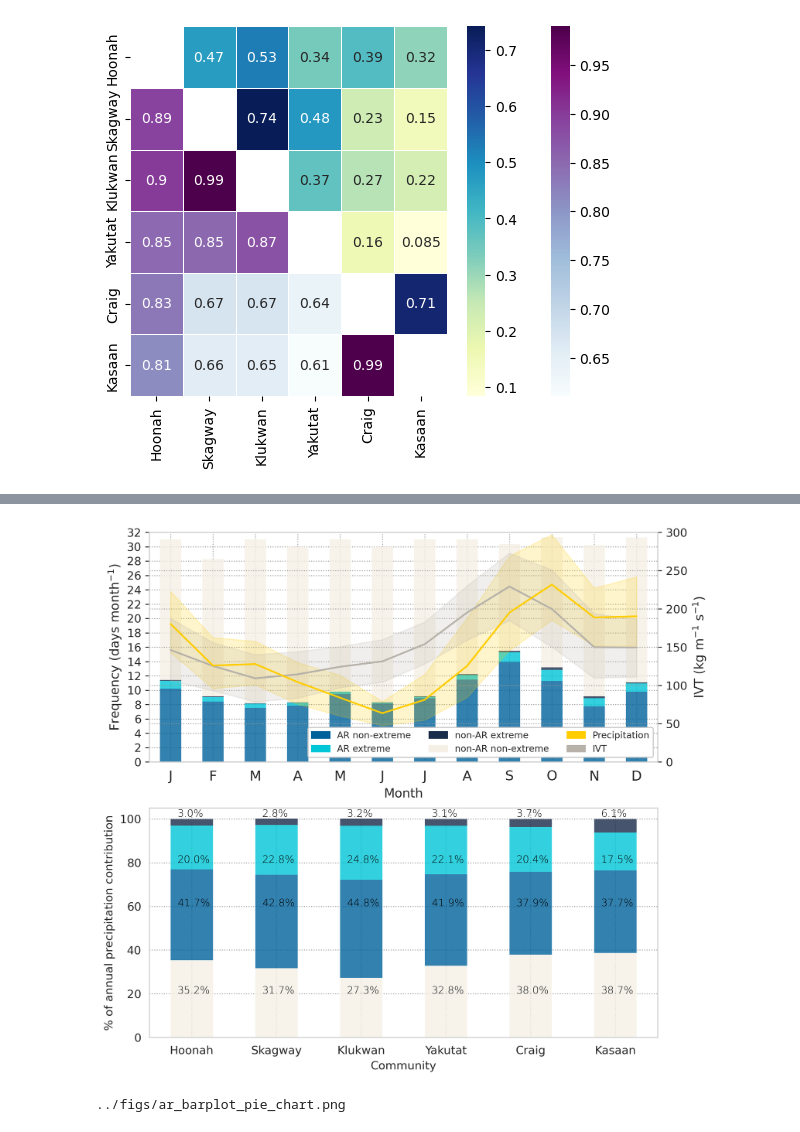
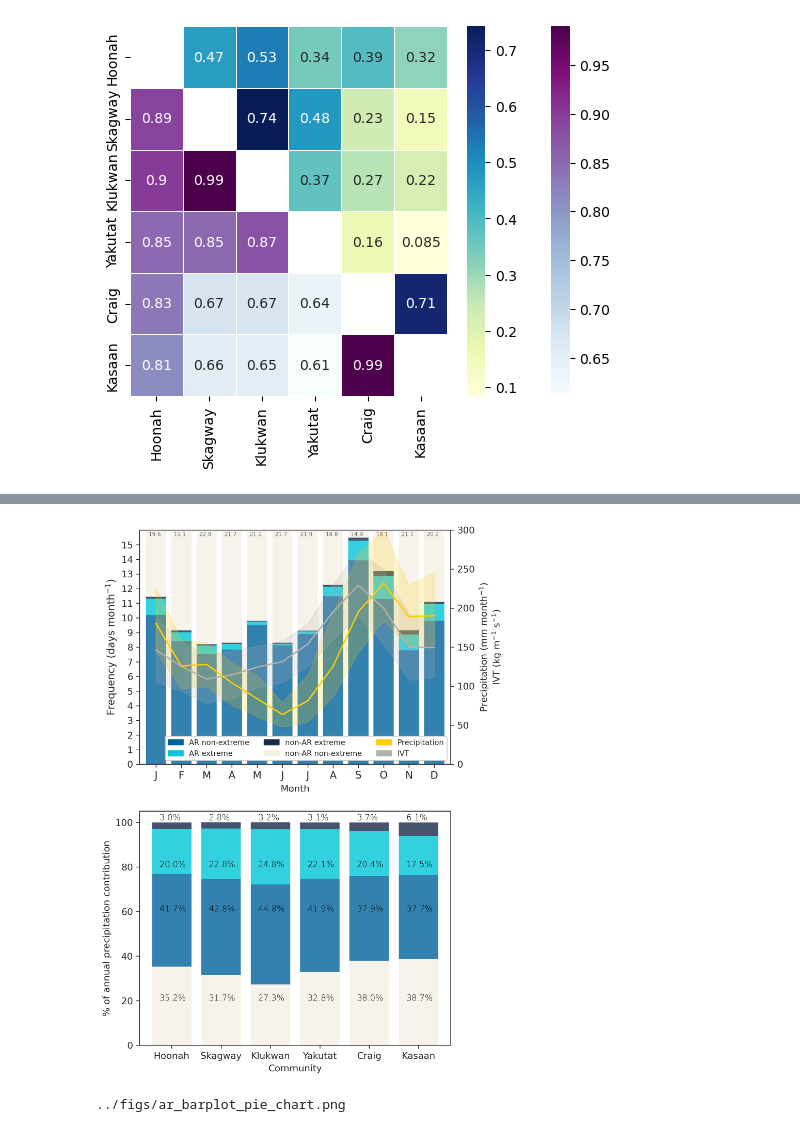
Before and after one commit to dlnash/SEAK_climatology, a Jupyter notebook: analysis/windrose_scatter.ipynb, the cells around one changed output, grey strips where cells are left out. Drawn from its saved outputs; the diff is of its cells as text; code cells hidden in the pictures.

```diff
--- a/analysis/windrose_scatter.ipynb
+++ b/analysis/windrose_scatter.ipynb
@@ -108,7 +85,7 @@ ar_clim.plot(kind = 'bar', stacked = True, color=[ucsd_colors['blue'], ucsd_colo
 fname = path_to_figs + 'ar_barplot'
 fmt = 'png'
 fig = plt.figure()
-fig.set_size_inches((8.0,8.0))
+fig.set_size_inches((6.0,10.0))
 fig.dpi = 300
 
 # Set custom color palette
@@ -116,25 +93,31 @@ colors = ["#00629B"]
 sns.set_palette(sns.color_palette(colors))
 columns=['J', 'F', 'M', 'A', 'M', 'J', 'J', 'A', 'S', 'O', 'N', 'D']
 
-sns.set_style("whitegrid", {"grid.color": ".6", "grid.linestyle": ":"})
-# sns.set_context("paper")
+# sns.set_style("whitegrid", {"grid.color": ".6", "grid.linestyle": ":"})
+sns.set_style('ticks')
 sns.despine()
-
 
 ax = fig.add_subplot(2, 1, 1)
 ## bar plot with AR clim
 g = ar_clim.plot(kind = 'bar', stacked = True, color=[ucsd_colors['blue'], ucsd_colors['aqua'], ucsd_colors['navy'], ucsd_colors['sand']],
-             alpha=0.8, zorder=10, ax=ax, rot='horizontal', legend=False, linewidth=0.)
+             alpha=0.8, zorder=10, ax=ax, rot='horizontal', legend=False, linewidth=0., width=0.8)
 ax.set_ylabel('Frequency (days month$^{-1}$)', fontsize=11)
-ax.set_xlabel('Month', fontsize=11)
-ax.set_xticklabels(columns, fontsize=12)
-ax.set_yticks(np.arange(0, 36, 4))
-ax.set_ylim(0, 32)
+ax.set_xlabel('Month', fontsize=10)
+ax.set_xticklabels(columns, fontsize=11)
+ax.set_yticks(np.arange(0, 16, 1))
+ax.set_ylim(0, 16)
 
-# # Add secondary ylabel to first axis
-# ax.text(-0.09, 0.5, 'Precipitation (mm day$^{-1}$)', va='bottom', ha='center',
-#         rotation='vertical', rotation_mode='anchor', fontsize=11,
-#         transform=ax.transAxes)
+xloc = np.arange(0, 13, 1)
+yloc = 15.6
+proportion = ar_clim['non-AR non-extreme'].values
+for i, (x, prop) in enumerate(zip(xloc, proportion)):
+
+    plt.text(x=x-0.3,
+             y=yloc,
+             s=f'{np.round(prop, 1)}',
+             color="black",
+             fontsize=6,
+             fontweight="light", zorder=200)
 
 plt.legend([],[], frameon=False)
 
@@ -147,7 +130,8 @@ prec = sns.lineplot(data=prec_melt, x="month", y="value", ax=ax2, color=ucsd_col
 ivt = sns.lineplot(data=ivt_melt, x="month", y="value", ax=ax2, color=ucsd_colors['stone'], zorder=100) # plots community spread
 ax2.set_yticks(np.arange(0, 325, 50))
 ax2.set_ylim(0, 300)
-ax2.set_ylabel('IVT (kg m$^{-1}$ s$^{-1}$)', fontsize=11)
+lbl = 'Precipitation (mm month$^{-1}$) IVT (kg m$^{-1}$ s$^{-1}$)'
+ax2.set_ylabel(textwrap.fill(lbl, 32), fontsize=10)
 
 # create legend (of the 3 classes)
 patch0 = mpatches.Patch(color=ucsd_colors['blue'], label='AR non-extreme')
@@ -157,36 +141,36 @@ patch3 = mpatches.Patch(color=ucsd_colors['sand'], label='non-AR non-extreme')
 patch4 = mpatches.Patch(color=ucsd_colors['yellow'], label='Precipitation')
 patch5 = mpatches.Patch(color=ucsd_colors['stone'], label='IVT')
 ax2.legend(handles=[patch0, patch1, patch2, patch3, patch4, patch5], loc='lower right', framealpha=1.0, ncol=3, fontsize=8).set_zorder(200)
 
 
 ### Second row plot
 ax3 = fig.add_subplot(2, 1, 2)
 cross_tab.plot(kind = 'bar', stacked = True, color=[ucsd_colors['sand'], ucsd_colors['blue'], ucsd_colors['aqua'], ucsd_colors['navy']], alpha=0.8,
-               rot='horizontal', ax=ax3, linewidth=0.)
+               rot='horizontal', ax=ax3, linewidth=0., width=0.8)
 
 # plt.legend(loc="lower right", ncol=2)
 plt.xlabel("Community")
 plt.ylabel("% of annual precipitation contribution")
 
 yloc_new = np.tile([20, 60, 80, 101], (6, 1))
 for n, x in enumerate([*cross_tab.index.values]):
     for i, (proportion, y_loc) in enumerate(zip(cross_tab.loc[x],
                                    cross_tab.loc[x].cumsum())):
 
-        plt.text(x=n - 0.17,
+        plt.text(x=n - 0.25,
                  y=yloc_new[n, i],
                  s=f'{np.round(proportion, 1)}%',
                  color="black",
                  fontsize=9,
                  fontweight="light")
 
 plt.legend([],[], frameon=False)
 
 # Save the figure
 fig.savefig('%s.%s' % (fname, fmt), bbox_inches='tight', dpi=fig.dpi)
 plt.show()
 # %% [output]
-[figure, old version]
+[figure, new version]
 # %%
 fname = path_to_figs + 'ar_barplot_pie_chart'
 fmt = 'png'
```
Also changed, not shown: parts of 2 cells of this notebook, 3 other files.
